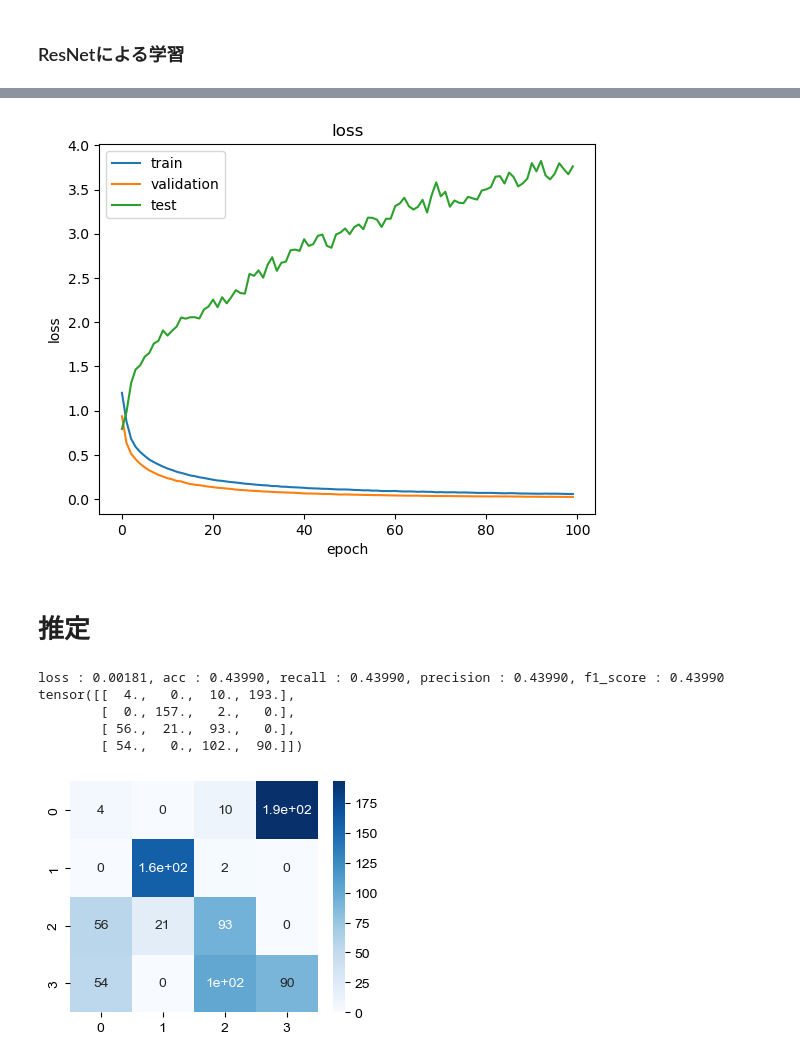
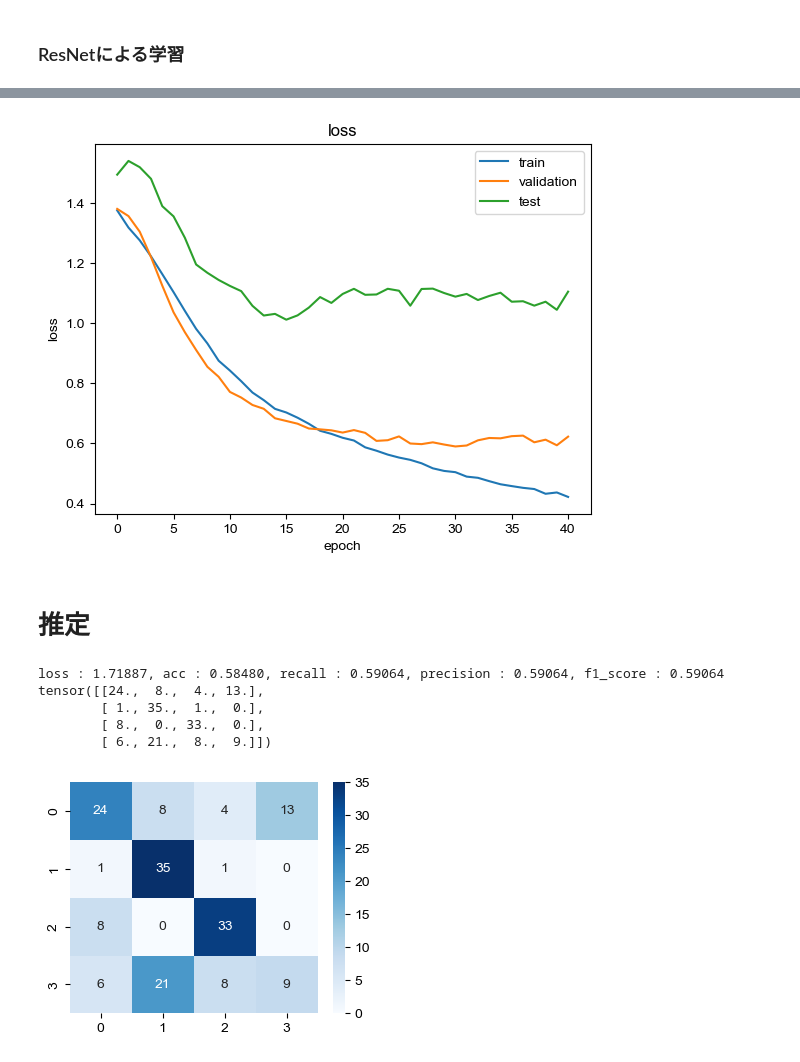
Before and after one commit to tetdarth/signal-processing-for-GMRF, a Jupyter notebook: src/exp_har.ipynb, the cells around one changed output, grey strips where cells are left out. Saved outputs shown, nothing was run; the diff lists cells and outputs as text; code cells hidden in the pictures.

```diff
--- a/src/exp_har.ipynb
+++ b/src/exp_har.ipynb
@@ -160,6 +163,7 @@ raw\LMH\H002\st_center | data[782 / 920]
 # %% [markdown]
 ### ResNetによる学習
 # %%
+import copy
 import torch.optim as optim
 import torch.nn as nn
 import model.har as har
@@ -170,7 +174,9 @@ from torcheval.metrics import MulticlassConfusionMatrix
 num_channel = 1
 if not concat:
     num_channel = 2
-net = sehar.SE_HAR(num_classes=4, num_channel=num_channel).to(device)
+net = har.HAR_resnet18(num_classes=4, num_channel=num_channel).to(device)
+# net = sehar.SE_HAR(num_classes=4, num_channel=num_channel).to(device)
+model = copy.deepcopy(net)
 
 # 誤差関数を交差エントロピーで計算
 criterion = nn.CrossEntropyLoss()
@@ -185,6 +191,9 @@ confusion_mat = MulticlassConfusionMatrix(
 
 train_accuracy, val_accuracy, test_accuracy = [], [], []
 train_error, val_error, test_error = [], [], []
+minimum_val_loss = 1e+100
+early_stopping_count = 0
+total_epoch = 0
 
 # 学習
 n_epoch = 100
@@ -195,6 +204,8 @@ for epoch in range(n_epoch):
     n_train, n_val = 0, 0
     test_loss, test_acc = 0, 0
     n_test = 0
+    early_stopping_count += 1
+    total_epoch += 1
 
     # 学習
     for train_input, train_label in train_loader:
@@ -271,6 +282,12 @@ for epoch in range(n_epoch):
     train_loss = train_loss * batch_size / n_train
     val_loss = val_loss * batch_size / n_val
 
+    # lossが最小の箇所のモデルを保存
+    if val_loss < minimum_val_loss:
+        minimum_val_loss = val_loss
+        model = copy.deepcopy(net)
+        early_stopping_count = 0
+
     train_accuracy.append(train_acc*100)
     val_accuracy.append(val_acc*100)
     test_accuracy.append(test_acc*100)
@@ -278,9 +295,9 @@ for epoch in range(n_epoch):
     val_error.append(val_loss)
     test_error.append(test_loss)
 
-    if epoch+1 == n_epoch:
-        confusion_mat.compute()
+    print(f"Epoch[{epoch+1}/{n_epoch}] | train_loss: {train_loss:.5f} | train_acc: {train_acc:.5f} | val_loss: {val_loss:.5f} | val_acc: {val_acc:.5f}")
 
-    if not epoch%1:
-        print(f"Epoch[{epoch+1}/{n_epoch}] | train_loss: {train_loss:.5f} | train_acc: {train_acc:.5f} | val_loss: {val_loss:.5f} | val_acc: {val_acc:.5f}")
+    # 最小lossの更新が当分なければbreak
+    if early_stopping_count == 10:
+        break
 # %% [output]
@@ -321,7 +338,7 @@ plt.savefig("../images/accuracy.jpg")
 # %%
 import matplotlib.pyplot as plt
 
-x = np.arange(n_epoch)
+x = np.arange(total_epoch)
 plt.plot(x, train_error, label="train")
 plt.plot(x, val_error, label="validation")
 plt.plot(x, test_error, label="test")
@@ -333,7 +350,7 @@ plt.ylabel("loss")
 plt.legend()
 plt.savefig("../images/loss.jpg")
 # %% [output]
-[figure, old version]
+[figure, new version]
 # %% [markdown]
 # 推定
 # %%
@@ -364,43 +381,45 @@ confusion_mat = MulticlassConfusionMatrix(
 )
 loss = 0
 n = 0
+TorF_flag = []
 
 for input, label in test_loader:
         n += len(test_label)
 
         input = input.to(device)
         label = label.to(device)
 
-        output = net(input)
+        output = model(input)
         test_loss = criterion(output, label)
 
         predicted = torch.max(output, 1)[1]
+        TorF_flag.append(1 if label==predicted else 0)
 
         loss += test_loss.item()
         accuracy.update(predicted, label)
         recall.update(predicted, label)
         precision.update(predicted, label)
         f1_score.update(predicted, label)
         confusion_mat.update(predicted, label)
 
 # 精度を確率に変換
 acc = accuracy.compute().item()
 recall = recall.compute().item()
 precision = precision.compute().item()
 f1_score = f1_score.compute().item()
 confusion_mat = confusion_mat.compute()
 test_loss = test_loss * batch_size / n_test
 
 print(f"loss : {test_loss:.5f}, acc : {test_acc:.5f}, recall : {recall:.5f}, precision : {precision:.5f}, f1_score : {f1_score:.5f}")
 print(confusion_mat)
 
 import utills.record_utillities as ru
 confusion_mat = confusion_mat.to('cpu').detach().numpy().copy()
 ru.save_confusion_matrix(confusion_mat)
 # %% [output]
-loss : 0.00181, acc : 0.43990, recall : 0.43990, precision : 0.43990, f1_score : 0.43990
-tensor([[  4.,   0.,  10., 193.],
-        [  0., 157.,   2.,   0.],
-        [ 56.,  21.,  93.,   0.],
-        [ 54.,   0., 102.,  90.]])
+loss : 1.71887, acc : 0.58480, recall : 0.59064, precision : 0.59064, f1_score : 0.59064
+tensor([[24.,  8.,  4., 13.],
+        [ 1., 35.,  1.,  0.],
+        [ 8.,  0., 33.,  0.],
+        [ 6., 21.,  8.,  9.]])
-[figure, old version]
+[figure, new version]
```
Also changed, not shown: parts of 5 cells of this notebook, 57 other files.
